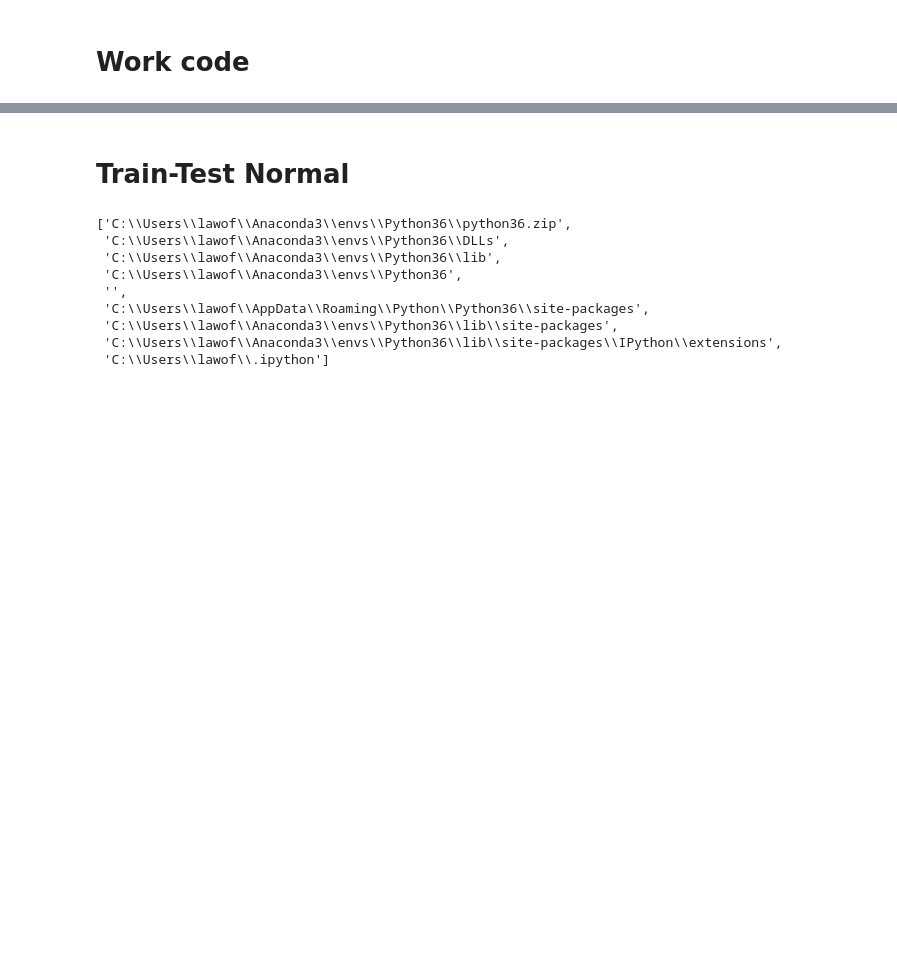
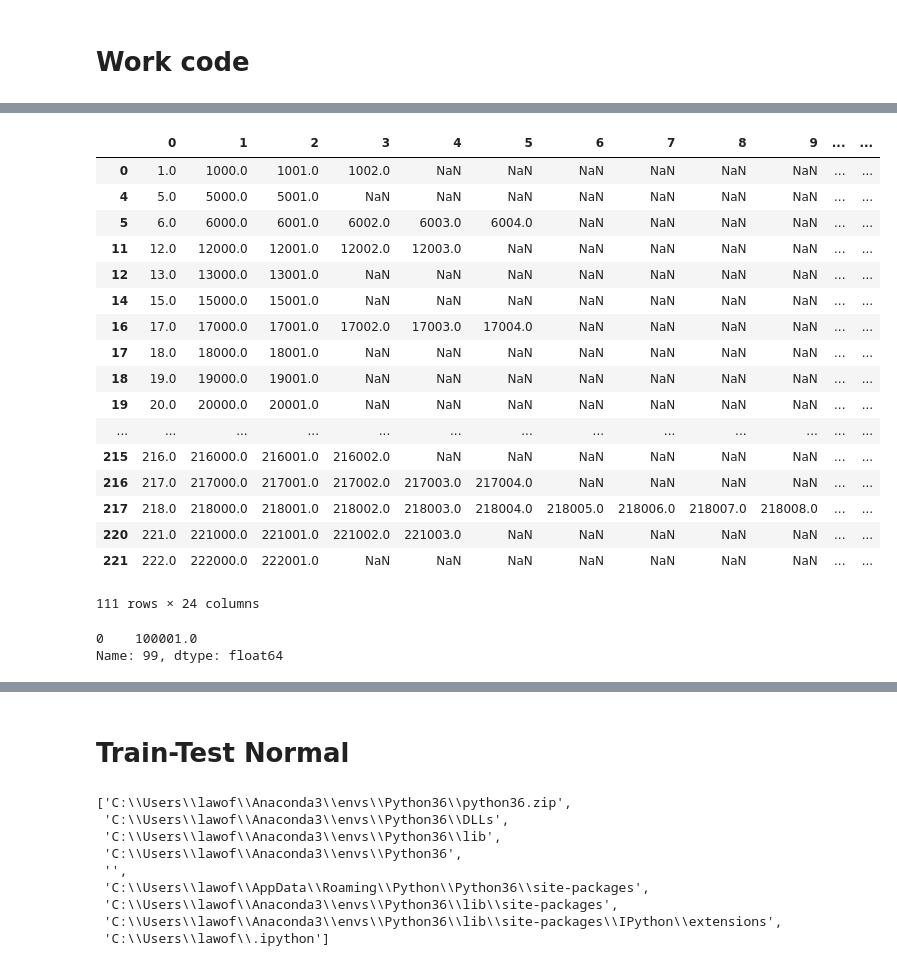
Before and after one commit to lawofearth/ThaiStylometry, a Jupyter notebook: TrainTest.ipynb, the cells around one changed output, grey strips where cells are left out. Cells and saved outputs as stored; diff of their text form; code cells hidden in the pictures; blank space fills up the shorter version.

```diff
--- a/TrainTest.ipynb
+++ b/TrainTest.ipynb
@@ -88,0 +176,26 @@ for j in range(1,6):
+# %%
+del_author
+# %% [output]
+|  | 0 | 1 | 2 | 3 | 4 | 5 | 6 | 7 | 8 | 9 | ... | ... |
+| 0 | 1.0 | 1000.0 | 1001.0 | 1002.0 | NaN | NaN | NaN | NaN | NaN | NaN | ... | ... |
+| 4 | 5.0 | 5000.0 | 5001.0 | NaN | NaN | NaN | NaN | NaN | NaN | NaN | ... | ... |
+| 5 | 6.0 | 6000.0 | 6001.0 | 6002.0 | 6003.0 | 6004.0 | NaN | NaN | NaN | NaN | ... | ... |
+| 11 | 12.0 | 12000.0 | 12001.0 | 12002.0 | 12003.0 | NaN | NaN | NaN | NaN | NaN | ... | ... |
+| 12 | 13.0 | 13000.0 | 13001.0 | NaN | NaN | NaN | NaN | NaN | NaN | NaN | ... | ... |
+| 14 | 15.0 | 15000.0 | 15001.0 | NaN | NaN | NaN | NaN | NaN | NaN | NaN | ... | ... |
+| 16 | 17.0 | 17000.0 | 17001.0 | 17002.0 | 17003.0 | 17004.0 | NaN | NaN | NaN | NaN | ... | ... |
+| 17 | 18.0 | 18000.0 | 18001.0 | NaN | NaN | NaN | NaN | NaN | NaN | NaN | ... | ... |
+| 18 | 19.0 | 19000.0 | 19001.0 | NaN | NaN | NaN | NaN | NaN | NaN | NaN | ... | ... |
+| 19 | 20.0 | 20000.0 | 20001.0 | NaN | NaN | NaN | NaN | NaN | NaN | NaN | ... | ... |
+| ... | ... | ... | ... | ... | ... | ... | ... | ... | ... | ... | ... | ... |
+| 215 | 216.0 | 216000.0 | 216001.0 | 216002.0 | NaN | NaN | NaN | NaN | NaN | NaN | ... | ... |
+| 216 | 217.0 | 217000.0 | 217001.0 | 217002.0 | 217003.0 | 217004.0 | NaN | NaN | NaN | NaN | ... | ... |
+| 217 | 218.0 | 218000.0 | 218001.0 | 218002.0 | 218003.0 | 218004.0 | 218005.0 | 218006.0 | 218007.0 | 218008.0 | ... | ... |
+| 220 | 221.0 | 221000.0 | 221001.0 | 221002.0 | 221003.0 | NaN | NaN | NaN | NaN | NaN | ... | ... |
+| 221 | 222.0 | 222000.0 | 222001.0 | NaN | NaN | NaN | NaN | NaN | NaN | NaN | ... | ... |
+111 rows × 24 columns
+# %%
+openset_input.loc[99,:]
+# %% [output]
+0    100001.0
+Name: 99, dtype: float64
```
Also changed, not shown: parts of 14 cells of this notebook, 2 other files.
